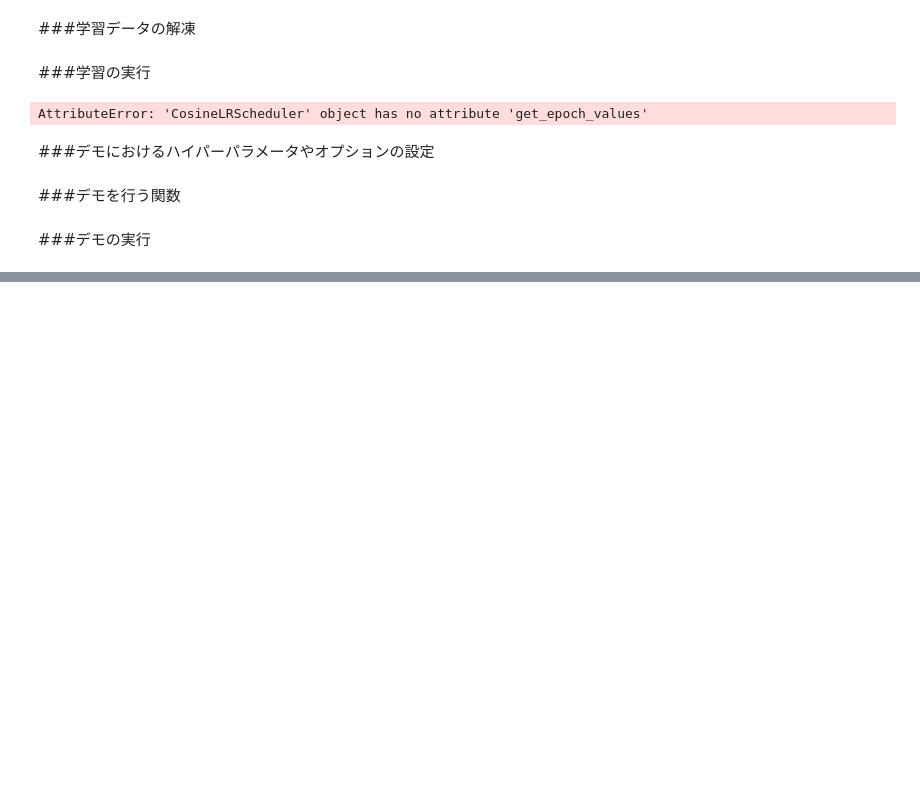
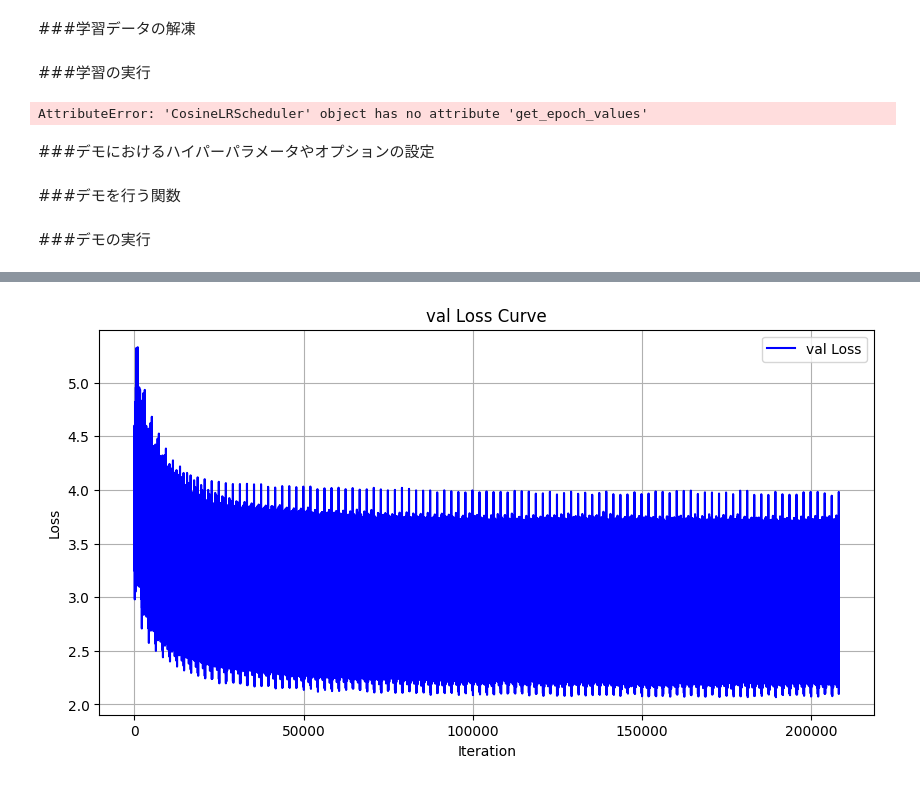
Before and after one commit to KOH1239/python-dlshogi2, a Jupyter notebook: transformer_captioning_dlshogi.ipynb, the cells around one changed output, grey strips where cells are left out. Cells and saved outputs as stored; diff of their text form; code cells hidden in the pictures; blank space fills up the shorter version.

```diff
--- a/transformer_captioning_dlshogi.ipynb
+++ b/transformer_captioning_dlshogi.ipynb
@@ -704,0 +724,25 @@ P9+KY+KE+OU+KI *  *  * +KE+KY
+# %%
+import matplotlib.pyplot as plt
+import pandas as pd
+
+# CSVファイルのパスを指定
+csv_file = "/workspace/kif_caption/model/6-5_val_loss_20250307_150648.csv"
+
+# CSVファイルを読み込む
+df = pd.read_csv(csv_file, header=None, names=["epoch", "loss"])
+
+# 学習曲線をプロット
+plt.figure(figsize=(10, 5))
+plt.plot(df.index, df["loss"], label="val Loss", color="b")
+
+# グラフの設定
+plt.xlabel("Iteration")
+plt.ylabel("Loss")
+plt.title("val Loss Curve")
+plt.legend()
+plt.grid()
+
+# グラフを表示
+plt.show()
+# %% [output]
+[figure, added]
```
Also changed, not shown: parts of 6 cells of this notebook.
